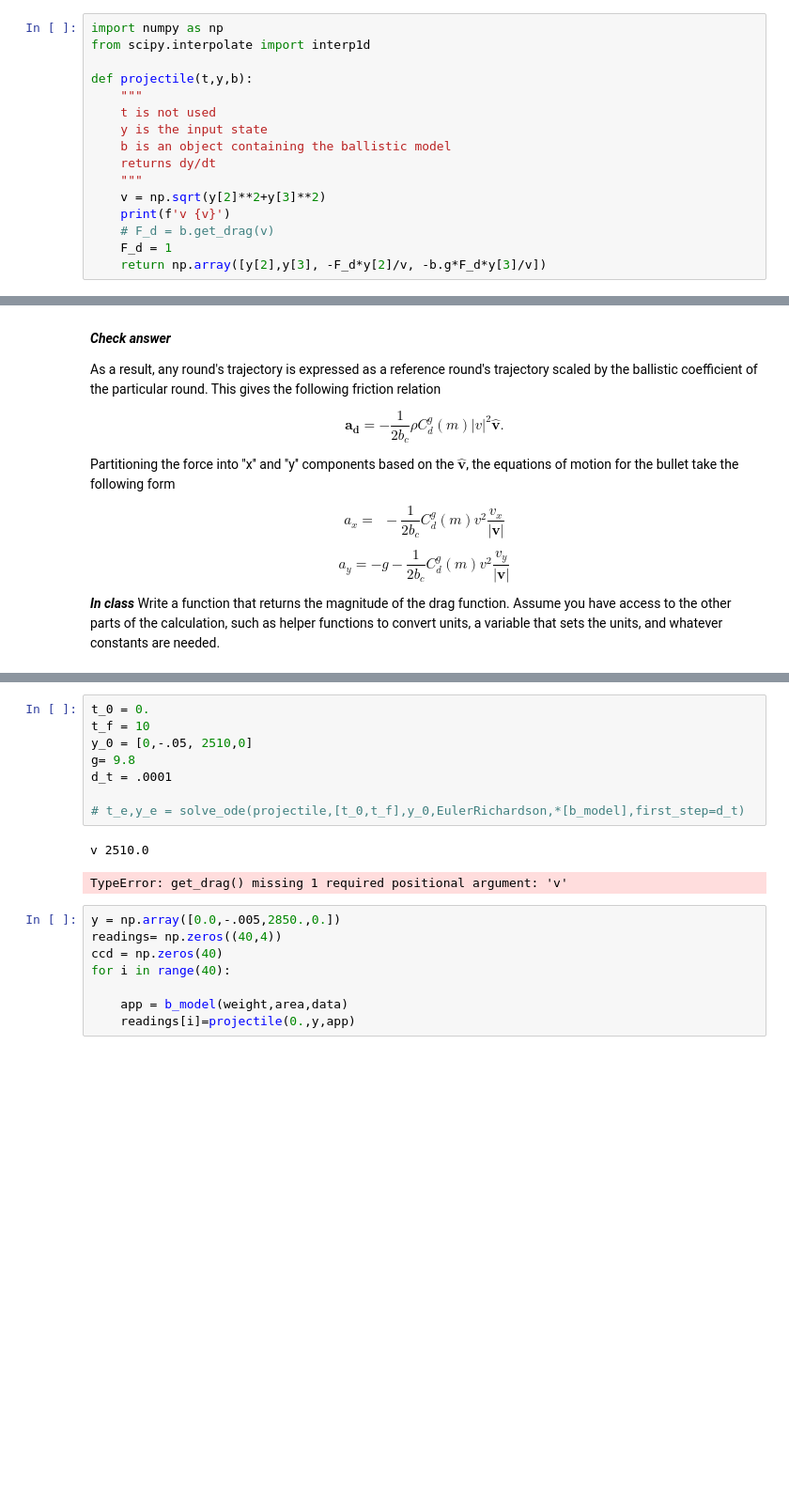
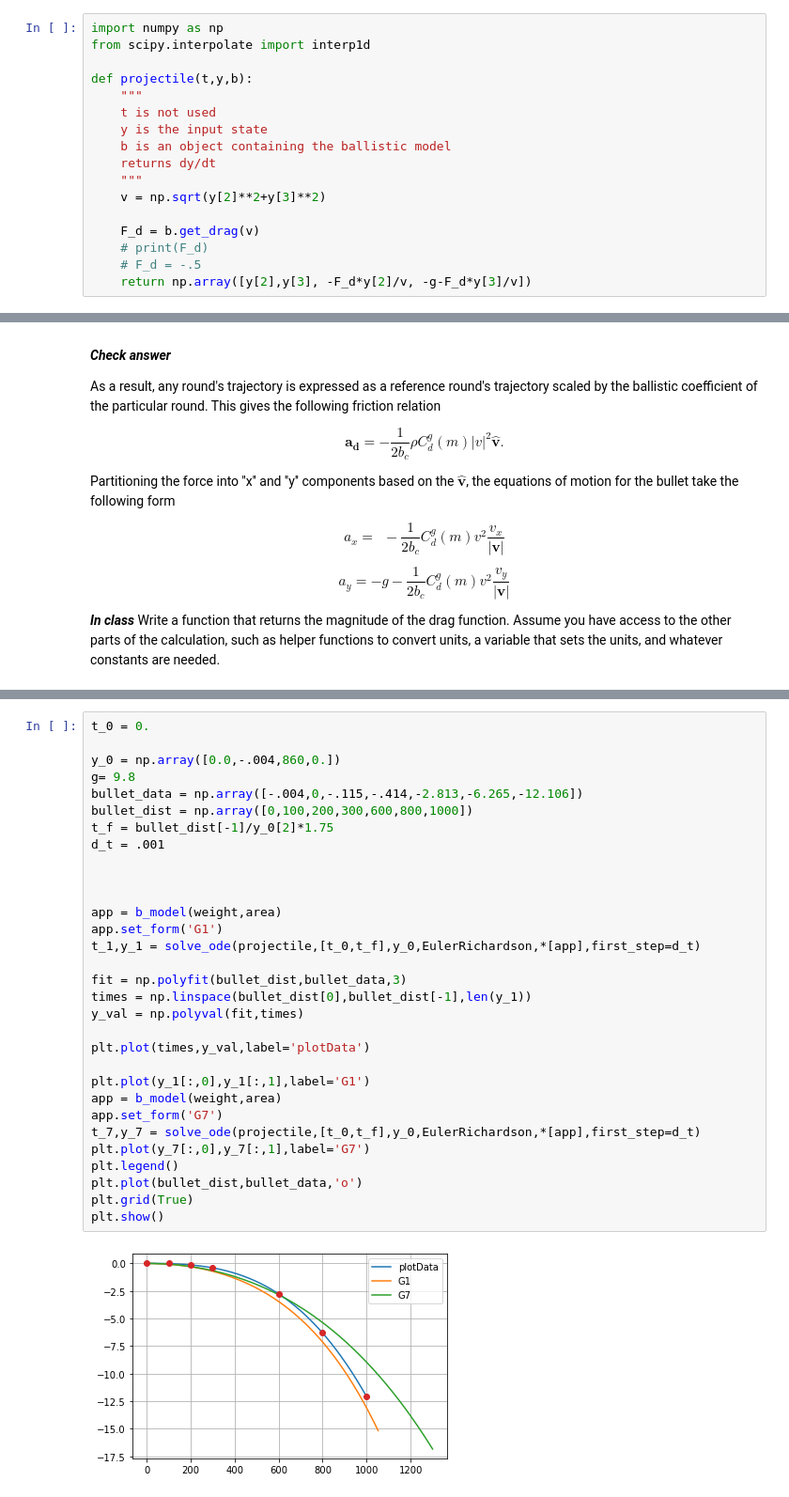
Before and after one commit to tjschweitzer/Sim_Modeling, a Jupyter notebook: Bullet/Bullet Drag-Student.ipynb, the cells around one changed output, grey strips where cells are left out. Shown at 94% size. Cells and saved outputs as stored; diff of their text form; blank space fills up the shorter version.

Commit message:
finished bullet

```diff
--- a/Bullet/Bullet Drag-Student.ipynb
+++ b/Bullet/Bullet Drag-Student.ipynb
@@ -49,10 +49,11 @@ def projectile(t,y,b):
     returns dy/dt
     """
     v = np.sqrt(y[2]**2+y[3]**2)
-    print(f'v {v}')
-    # F_d = b.get_drag(v)
-    F_d = 1
-    return np.array([y[2],y[3], -F_d*y[2]/v, -b.g*F_d*y[3]/v])
+
+    F_d = b.get_drag(v)
+    # print(F_d)
+    # F_d = -.5
+    return np.array([y[2],y[3], -F_d*y[2]/v, -g-F_d*y[3]/v])
 # %%
 def Euler(f,dt,t,y,args):
     """
@@ -381,19 +398,33 @@ class b_model:
-# %%
-t_0 = 0.
-t_f = 10
-y_0 = [0,-.05, 2510,0]
-g= 9.8
-d_t = .0001
-
-# t_e,y_e = solve_ode(projectile,[t_0,t_f],y_0,EulerRichardson,*[b_model],first_step=d_t)
-# %% [output]
-v 2510.0
-TypeError: get_drag() missing 1 required positional argument: 'v'
-# %%
-y = np.array([0.0,-.005,2850.,0.])
-readings= np.zeros((40,4))
-ccd = np.zeros(40)
-for i in range(40):
-
-    app = b_model(weight,area,data)
-    readings[i]=projectile(0.,y,app)
+# %%
+t_0 = 0.
+
+y_0 = np.array([0.0,-.004,860,0.])
+g= 9.8
+bullet_data = np.array([-.004,0,-.115,-.414,-2.813,-6.265,-12.106])
+bullet_dist = np.array([0,100,200,300,600,800,1000])
+t_f = bullet_dist[-1]/y_0[2]*1.75
+d_t = .001
+
+
+
+app = b_model(weight,area)
+app.set_form('G1')
+t_1,y_1 = solve_ode(projectile,[t_0,t_f],y_0,EulerRichardson,*[app],first_step=d_t)
+
+fit = np.polyfit(bullet_dist,bullet_data,3)
+times = np.linspace(bullet_dist[0],bullet_dist[-1],len(y_1))
+y_val = np.polyval(fit,times)
+
+plt.plot(times,y_val,label='plotData')
+
+plt.plot(y_1[:,0],y_1[:,1],label='G1')
+app = b_model(weight,area)
+app.set_form('G7')
+t_7,y_7 = solve_ode(projectile,[t_0,t_f],y_0,EulerRichardson,*[app],first_step=d_t)
+plt.plot(y_7[:,0],y_7[:,1],label='G7')
+plt.legend()
+plt.plot(bullet_dist,bullet_data,'o')
+plt.grid(True)
+plt.show()
+# %% [output]
+[figure, added]
```
Also changed, not shown: parts of 7 cells of this notebook, 1 other file.
